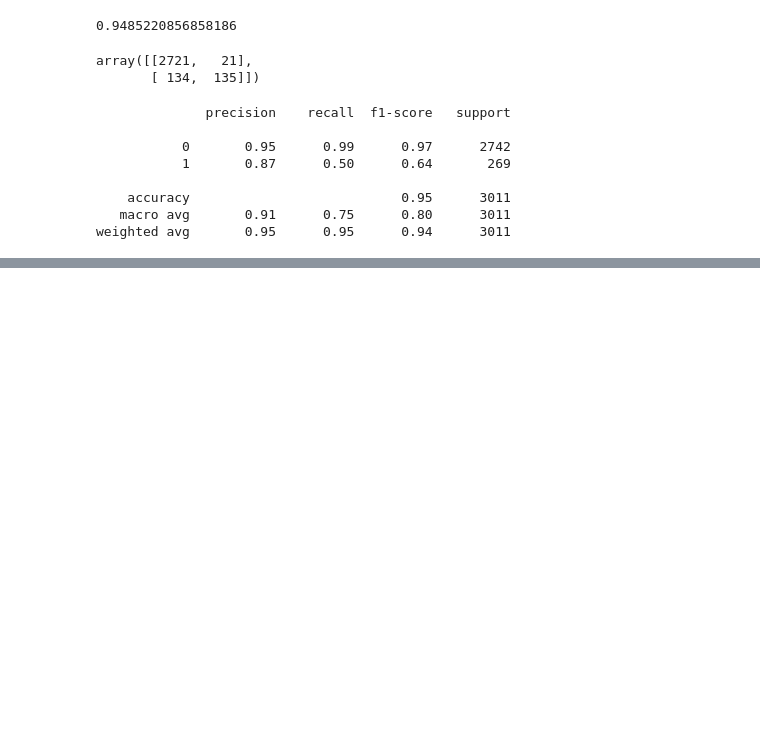
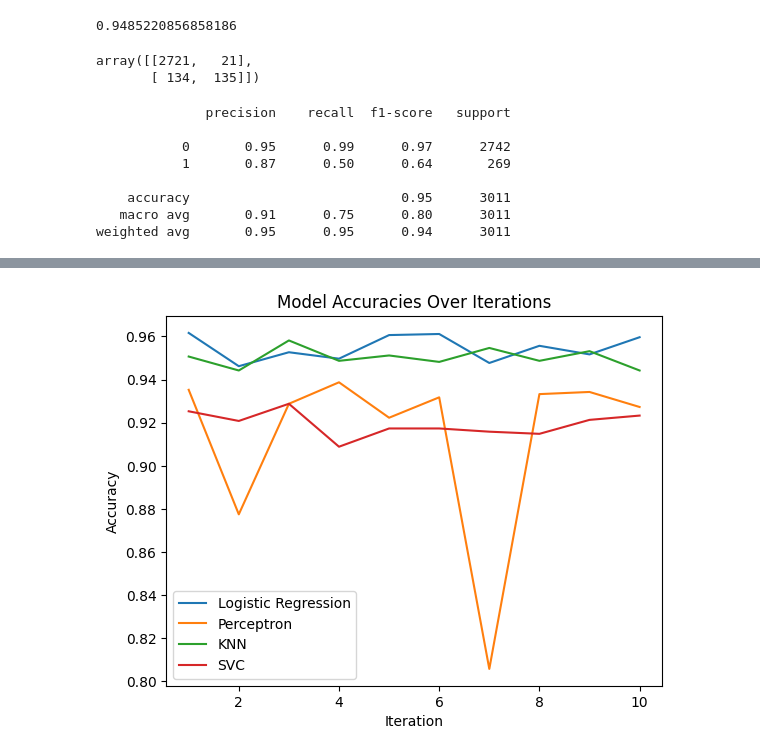
Before and after one commit to sanhith-lab/Statical-Machine-Learning, a Jupyter notebook: sml_project.ipynb, the cells around one changed output, grey strips where cells are left out. Saved outputs shown, nothing was run; the diff lists cells and outputs as text; code cells hidden in the pictures; blank space fills up the shorter version.

```diff
--- a/sml_project.ipynb
+++ b/sml_project.ipynb
@@ -146,0 +281,11 @@ weighted avg       0.95      0.95      0.94      3011
+# %%
+ accuracies_perceptron = []
+ for i in range(0, 10):
+     xr, yr = resample(x, y)
+     x_train, x_test, y_train, y_test = train_test_split(xr, yr, test_size=0.2)
+     model = Perceptron()
+     model.fit(x_train, y_train)
+     y_pred = model.predict(x_test)
+     accuracy = accuracy_score(y_test, y_pred)
+     accuracies_perceptron.append(accuracy)
+     print(f"Perceptron Accuracy (Iteration {i+1}): {accuracy}")
@@ -146,0 +303,11 @@ weighted avg       0.95      0.95      0.94      3011
+# %%
+accuracies_knn = []
+for i in range(0, 10):
+     xr, yr = resample(x, y)
+     x_train, x_test, y_train, y_test = train_test_split(xr, yr, test_size=0.2)
+     model = KNeighborsClassifier()
+     model.fit(x_train, y_train)
+     y_pred = model.predict(x_test)
+     accuracy = accuracy_score(y_test, y_pred)
+     accuracies_knn.append(accuracy)
+     print(f"KNN Accuracy (Iteration {i+1}): {accuracy}")
@@ -146,0 +325,11 @@ weighted avg       0.95      0.95      0.94      3011
+# %%
+ accuracies_svc = []
+ for i in range(0, 10):
+     xr, yr = resample(x, y)
+     x_train, x_test, y_train, y_test = train_test_split(xr, yr, test_size=0.2)
+     model = SVC()
+     model.fit(x_train, y_train)
+     y_pred = model.predict(x_test)
+     accuracy = accuracy_score(y_test, y_pred)
+     accuracies_svc.append(accuracy)
+     print(f"SVC Accuracy (Iteration {i+1}): {accuracy}")
@@ -146,0 +347,12 @@ weighted avg       0.95      0.95      0.94      3011
+# %%
+plt.plot(range(1, 11), accuracies_logistic, label='Logistic Regression')
+plt.plot(range(1, 11), accuracies_perceptron, label='Perceptron')
+plt.plot(range(1, 11), accuracies_knn, label='KNN')
+plt.plot(range(1, 11), accuracies_svc, label='SVC')
+plt.xlabel('Iteration')
+plt.ylabel('Accuracy')
+plt.title('Model Accuracies Over Iterations')
+plt.legend()
+plt.show()
+# %% [output]
+[figure, added]
```
Also changed, not shown: parts of 13 cells of this notebook.
